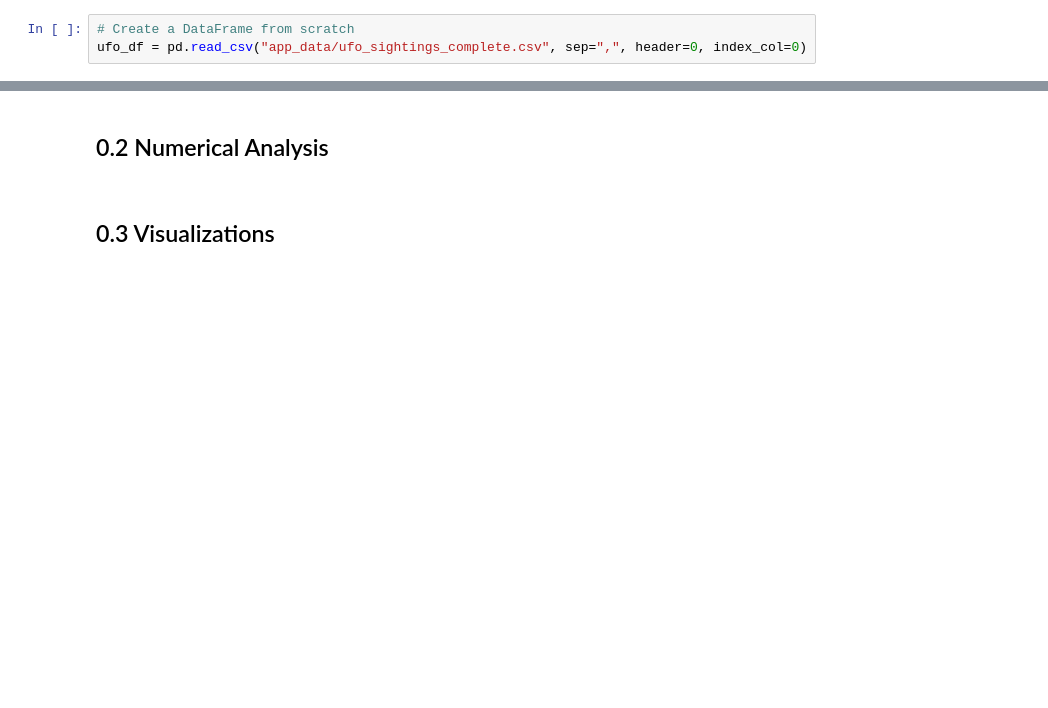
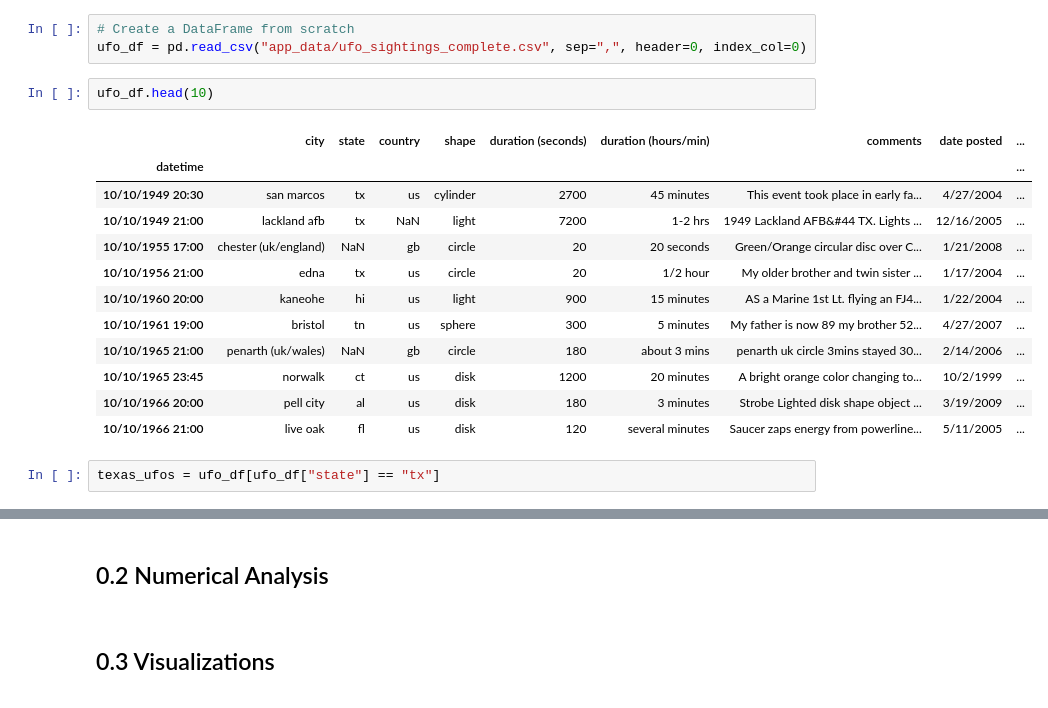
Before and after one commit to gorbulus/DS_Playbook, a Jupyter notebook: ds_playbook.ipynb, the cells around one changed output, grey strips where cells are left out. Drawn from its saved outputs; the diff is of its cells as text; blank space fills up the shorter version.

```diff
--- a/ds_playbook.ipynb
+++ b/ds_playbook.ipynb
@@ -368,3 +396,20 @@ pd.merge(
 # %%
 # Create a DataFrame from scratch
 ufo_df = pd.read_csv("app_data/ufo_sightings_complete.csv", sep=",", header=0, index_col=0)
+# %%
+ufo_df.head(10)
+# %% [output]
+|  | city | state | country | shape | duration (seconds) | duration (hours/min) | comments | date posted | ... |
+| datetime |  |  |  |  |  |  |  |  | ... |
+| 10/10/1949 20:30 | san marcos | tx | us | cylinder | 2700 | 45 minutes | This event took place in early fa... | 4/27/2004 | ... |
+| 10/10/1949 21:00 | lackland afb | tx | NaN | light | 7200 | 1-2 hrs | 1949 Lackland AFB&#44 TX. Lights ... | 12/16/2005 | ... |
+| 10/10/1955 17:00 | chester (uk/england) | NaN | gb | circle | 20 | 20 seconds | Green/Orange circular disc over C... | 1/21/2008 | ... |
+| 10/10/1956 21:00 | edna | tx | us | circle | 20 | 1/2 hour | My older brother and twin sister ... | 1/17/2004 | ... |
+| 10/10/1960 20:00 | kaneohe | hi | us | light | 900 | 15 minutes | AS a Marine 1st Lt. flying an FJ4... | 1/22/2004 | ... |
+| 10/10/1961 19:00 | bristol | tn | us | sphere | 300 | 5 minutes | My father is now 89 my brother 52... | 4/27/2007 | ... |
+| 10/10/1965 21:00 | penarth (uk/wales) | NaN | gb | circle | 180 | about 3 mins | penarth uk circle 3mins stayed 30... | 2/14/2006 | ... |
+| 10/10/1965 23:45 | norwalk | ct | us | disk | 1200 | 20 minutes | A bright orange color changing to... | 10/2/1999 | ... |
+| 10/10/1966 20:00 | pell city | al | us | disk | 180 | 3 minutes | Strobe Lighted disk shape object ... | 3/19/2009 | ... |
+| 10/10/1966 21:00 | live oak | fl | us | disk | 120 | several minutes | Saucer zaps energy from powerline... | 5/11/2005 | ... |
+# %%
+texas_ufos = ufo_df[ufo_df["state"] == "tx"]
```
Also changed, not shown: parts of 14 cells of this notebook.
